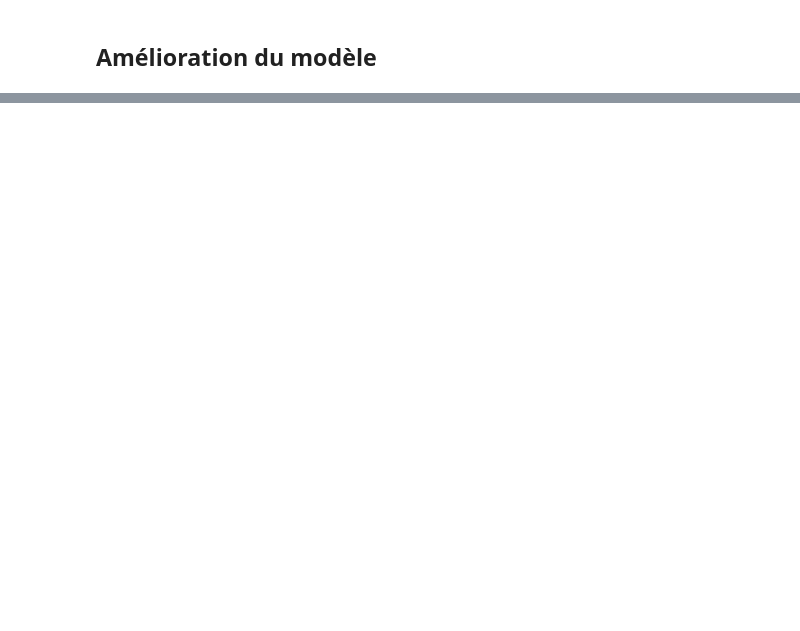
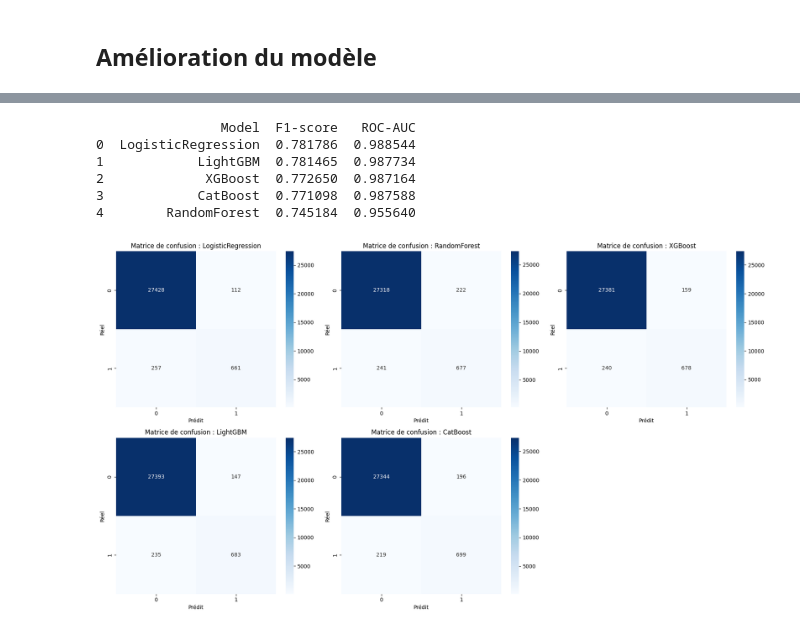
Before and after one commit to nlefort/JEDHA, a Jupyter notebook: PROJETS/05.ML_supervise/Rate_challenge/conversion_rate_challenge_project.ipynb, the cells around one changed output, grey strips where cells are left out. Drawn from its saved outputs; the diff is of its cells as text; code cells hidden in the pictures; blank space fills up the shorter version.

```diff
--- a/PROJETS/05.ML_supervise/Rate_challenge/conversion_rate_challenge_project.ipynb
+++ b/PROJETS/05.ML_supervise/Rate_challenge/conversion_rate_challenge_project.ipynb
@@ -583,4 +473,0 @@ print(cat_importances)
-# %%
-# Affichage des F1-scores
-for name, score in f1_scores.items():
-    print(f"{name} F1-score: {score:.4f}")
@@ -625,0 +613,34 @@ Résultat : ton modèle Random Forest est stable et performant, mais légèremen
+# %%
+# Comparaison F1-score / ROC-AUC
+metrics_df = pd.DataFrame({
+    'Model': list(f1_scores.keys()),
+    'F1-score': list(f1_scores.values()),
+    'ROC-AUC': [roc_scores[name] for name in f1_scores.keys()]
+}).sort_values(by='F1-score', ascending=False).reset_index(drop=True)
+
+print(metrics_df)
+
+# Matrices de confusion
+fig, axes = plt.subplots(2, 3, figsize=(18,10))  # 2 lignes, 3 colonnes -> 6 axes
+axes = axes.ravel()  # pour accéder facilement avec axes[i]
+
+for i, (name, cm) in enumerate(conf_matrices.items()):
+    sns.heatmap(cm, annot=True, fmt='d', cmap='Blues', ax=axes[i])
+    axes[i].set_title(f"Matrice de confusion : {name}")
+    axes[i].set_xlabel("Prédit")
+    axes[i].set_ylabel("Réel")
+
+# Supprimer les axes vides
+for j in range(i+1, len(axes)):
+    fig.delaxes(axes[j])
+
+plt.tight_layout()
+plt.show()
+# %% [output]
+                Model  F1-score   ROC-AUC
+0  LogisticRegression  0.781786  0.988544
+1            LightGBM  0.781465  0.987734
+2             XGBoost  0.772650  0.987164
+3            CatBoost  0.771098  0.987588
+4        RandomForest  0.745184  0.955640
+[figure, added]
```
Also changed, not shown: parts of 34 cells of this notebook, 12 other files.
